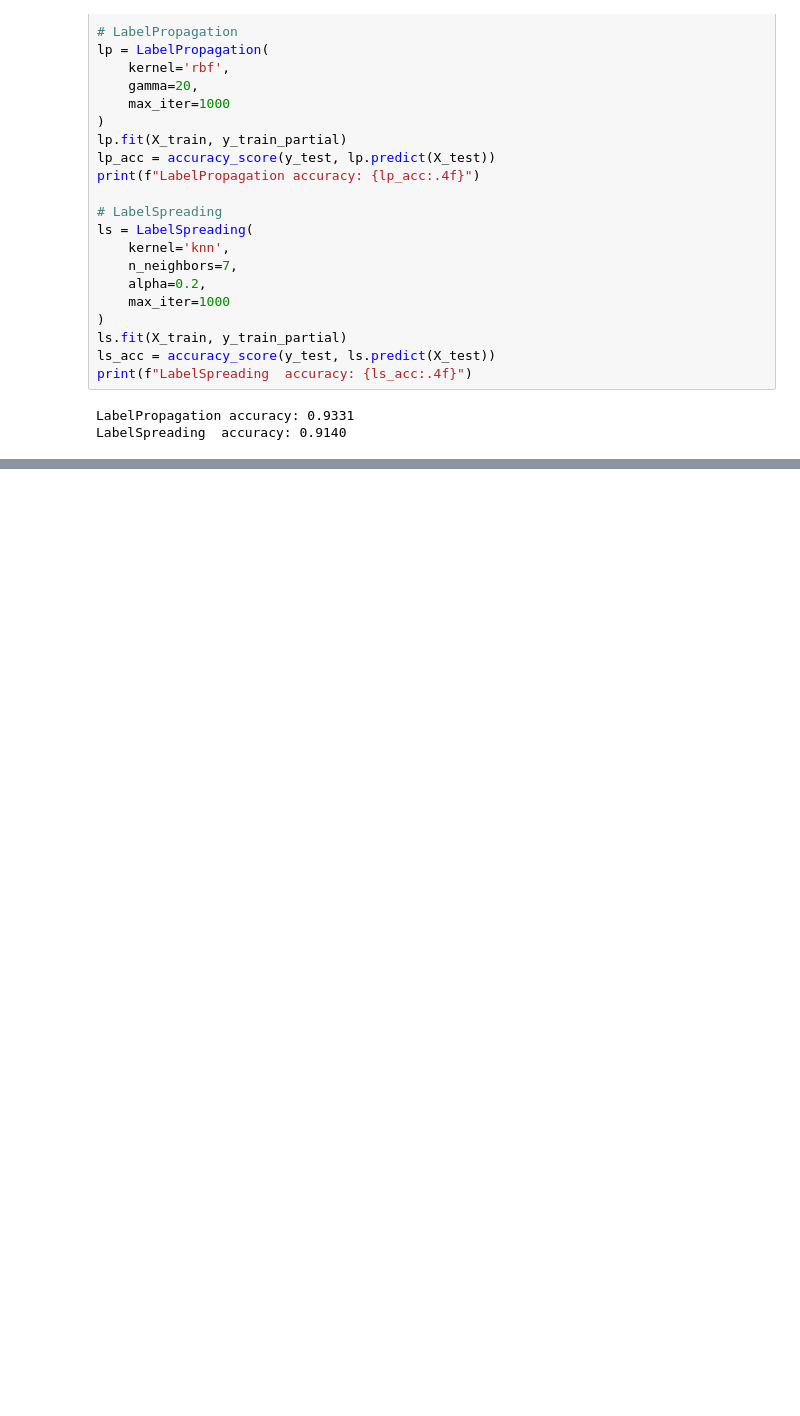
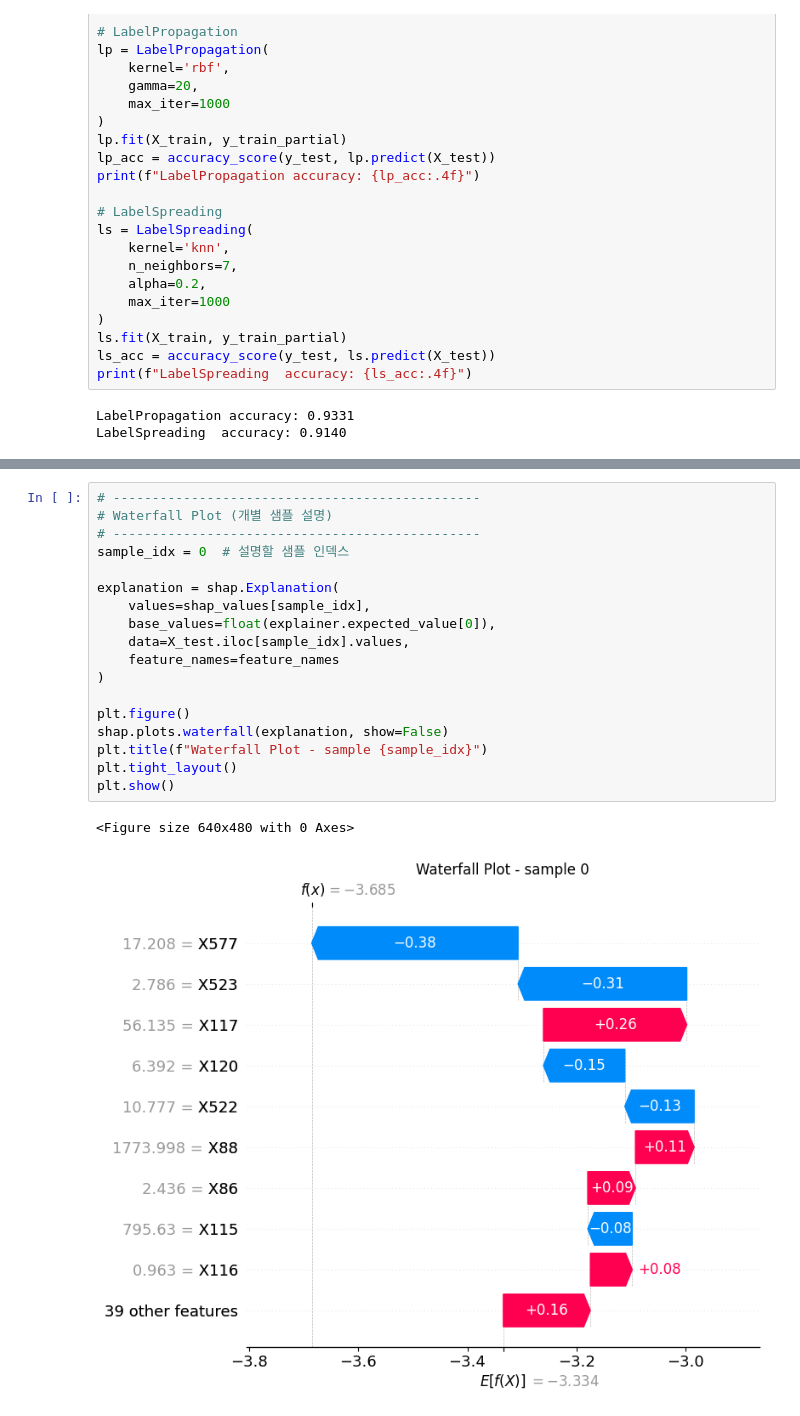
Before and after one commit to ws-l/hh_2026_2, a Jupyter notebook: 6일차/HH_2026_6_4_extra.ipynb, the cells around one changed output, grey strips where cells are left out. Cells and saved outputs as stored; diff of their text form; blank space fills up the shorter version.

```diff
--- a/6일차/HH_2026_6_4_extra.ipynb
+++ b/6일차/HH_2026_6_4_extra.ipynb
@@ -171,0 +243,21 @@ LabelSpreading  accuracy: 0.9140
+# %%
+# -----------------------------------------------
+# Waterfall Plot (개별 샘플 설명)
+# -----------------------------------------------
+sample_idx = 0  # 설명할 샘플 인덱스
+
+explanation = shap.Explanation(
+    values=shap_values[sample_idx],
+    base_values=float(explainer.expected_value[0]),
+    data=X_test.iloc[sample_idx].values,
+    feature_names=feature_names
+)
+
+plt.figure()
+shap.plots.waterfall(explanation, show=False)
+plt.title(f"Waterfall Plot - sample {sample_idx}")
+plt.tight_layout()
+plt.show()
+# %% [output]
+<Figure size 640x480 with 0 Axes>
+[figure, added]
```
Also changed, not shown: parts of 6 cells of this notebook.
